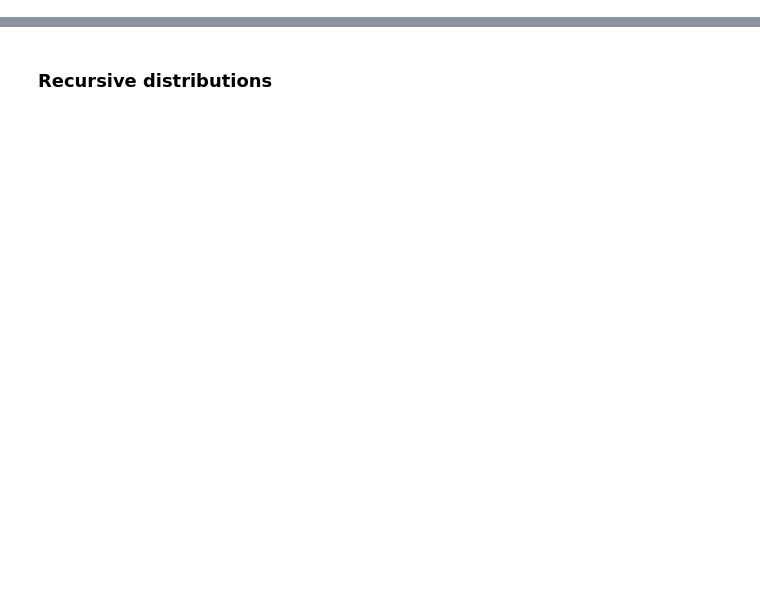
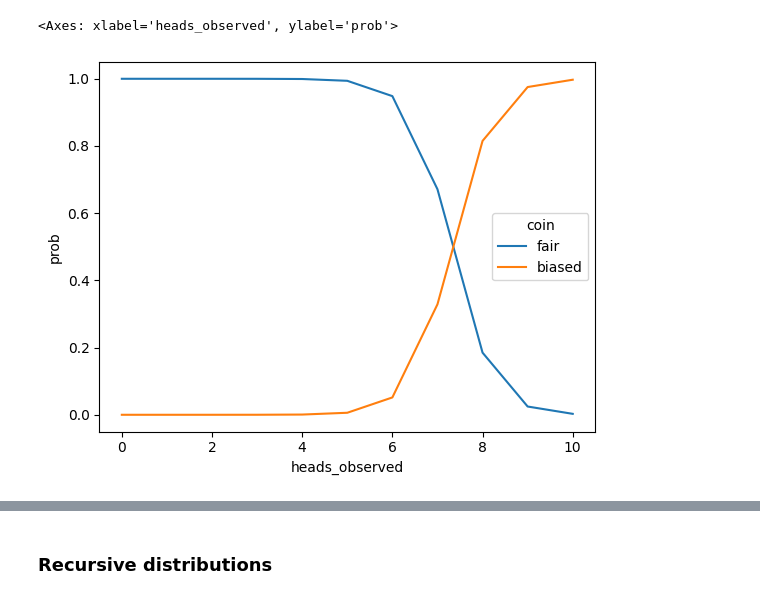
Before and after one commit to codec-lab/flippy, a Jupyter notebook: tutorials/00-intro.ipynb, the cells around one changed output, grey strips where cells are left out. Saved outputs shown, nothing was run; the diff lists cells and outputs as text; code cells hidden in the pictures; blank space fills up the shorter version.

```diff
--- a/tutorials/00-intro.ipynb
+++ b/tutorials/00-intro.ipynb
@@ -50,0 +192,24 @@ model(.7)
+# %%
+from flippy import condition
+
+@infer
+def coin_flipping_model_with_observations(heads_observed):
+    # randomly choose a fair coin or biased coin
+    # note that `coin` is going to be a function
+    coin_type = 'fair' if flip() else 'biased'
+    if coin_type == 'fair':
+        coin = lambda : flip(.5) # fair coin
+    else:
+        coin = lambda : flip(.9) # biased coin
+
+    # simulate flipping the coin 10 times
+    heads_simulated = 0
+    for _ in range(10):
+        heads_simulated += coin()
+
+    # NEW! condition on simulated heads being the same as observed heads
+    condition(heads_observed == heads_simulated)
+
+    return coin_type # return string not function
+
+coin_flipping_model_with_observations(9)
@@ -50,0 +244,15 @@ model(.7)
+# %%
+import seaborn as sns
+import pandas as pd
+
+coin_posteriors = []
+for heads_observed in range(0, 11):
+    res = coin_flipping_model_with_observations(heads_observed)
+    coin_posteriors.append({'prob': res.prob('fair'), 'coin': 'fair', 'heads_observed': heads_observed})
+    coin_posteriors.append({'prob': res.prob('biased'), 'coin': 'biased', 'heads_observed': heads_observed})
+
+coin_posteriors = pd.DataFrame(coin_posteriors)
+sns.lineplot(data=coin_posteriors, x='heads_observed', y='prob', hue='coin')
+# %% [output]
+<Axes: xlabel='heads_observed', ylabel='prob'>
+[figure, added]
```
Also changed, not shown: parts of 48 cells of this notebook, 5 other files.
